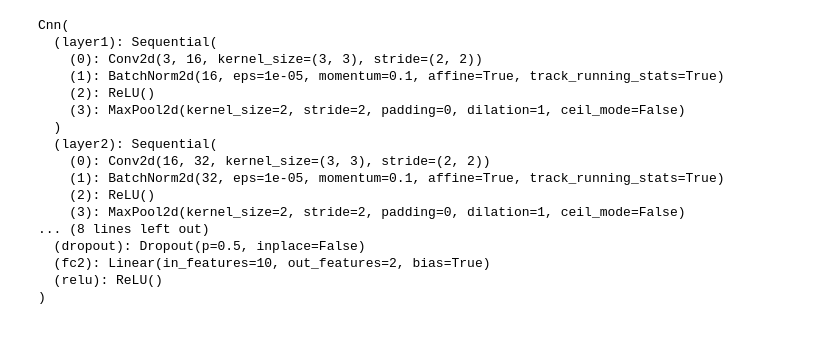
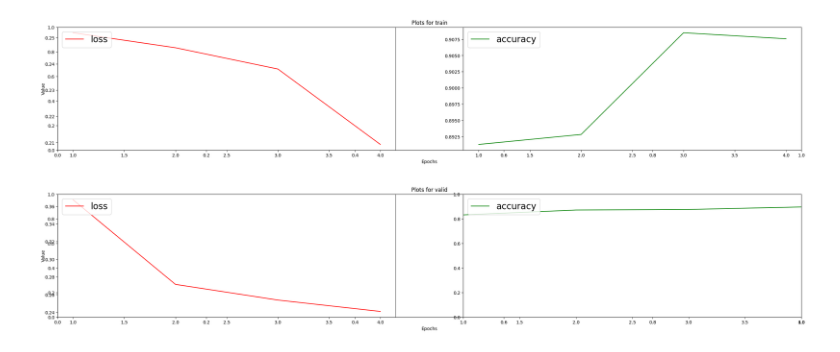
Before and after one commit to StepanSemykin/Lab_5, a Jupyter notebook: learning.ipynb, the cells around one changed output. Cells and saved outputs as stored; diff of their text form; code cells hidden in the pictures.

```diff
--- a/learning.ipynb
+++ b/learning.ipynb
@@ -68,21 +61,21 @@ train_transforms = transforms.Compose([
     transforms.Resize((224, 224)),
     transforms.RandomResizedCrop(224),
     transforms.RandomHorizontalFlip(),
-    transforms.Grayscale(),
+    # transforms.Grayscale(),
     transforms.ToTensor(), ])
 
 val_transforms = transforms.Compose([
     transforms.Resize((224, 224)),
     transforms.RandomResizedCrop(224),
     transforms.RandomHorizontalFlip(),
-    transforms.Grayscale(),
+    # transforms.Grayscale(),
     transforms.ToTensor(), ])
 
 test_transforms = transforms.Compose([
     transforms.Resize((224, 224)),
     transforms.RandomResizedCrop(224),
     transforms.RandomHorizontalFlip(),
-    transforms.Grayscale(),
+    # transforms.Grayscale(),
     transforms.ToTensor()])
 
 class Init_selection(Dataset):
@@ -100,13 +93,16 @@ class Init_selection(Dataset):
         img = Image.open(img_path)
         img_transformed = self.transform(img)
 
-        label = img_path.split('/')[-1].split('.')[0]
+        label = img_path.split('\\')[-1].split('.')[0]
+        num = int(img_path.split('.')[1])
+
 
         if label == 'rose':
             label = 0
         elif label == 'tulip':
             label = 1
-        return img_transformed, label
+
+        return img_transformed, label, num
 
 train_data = Init_selection(train_list, transform = train_transforms)
 test_data = Init_selection(test_list, transform = test_transforms)
@@ -114,4 +252,11 @@ val_data = Init_selection(val_list, transform = test_transforms)
 # %%
+lr = 0.001
+epochs = 4
+batch_size = 100
+
 train_loader = DataLoader(dataset = train_data, batch_size = batch_size, shuffle = True)
 test_loader = DataLoader(dataset = test_data, batch_size = batch_size, shuffle = True)
 val_loader = DataLoader(dataset = val_data, batch_size = batch_size, shuffle = True)
+
+train_loop(train_loader, val_loader, epochs, lr)
+# %% [output]
@@ -118,57 +271,2 @@ val_loader = DataLoader(dataset = val_data, batch_size = batch_size, shuffle = T
+[figure, added]
+[figure, added]
-# %%
-class Cnn(nn.Module):
-    def __init__(self):
-        super(Cnn, self).__init__()
-
-        self.layer1 = nn.Sequential(
-            nn.Conv2d(3, 16, kernel_size = 3, padding = 0, stride = 2),
-            nn.BatchNorm2d(16),
-            nn.ReLU(),
-            nn.MaxPool2d(2))
-
-        self.layer2 = nn.Sequential(
-            nn.Conv2d(16, 32, kernel_size = 3, padding = 0, stride = 2),
-            nn.BatchNorm2d(32),
-            nn.ReLU(),
-            nn.MaxPool2d(2))
-
-        self.layer3 = nn.Sequential(
-            nn.Conv2d(32, 64, kernel_size = 3, padding = 0, stride = 2),
-            nn.BatchNorm2d(64),
-            nn.ReLU(),
-            nn.MaxPool2d(2))
-
-        self.fc1 = nn.Linear(3*3*64, 10)
-        self.dropout = nn.Dropout(0.5)
-        self.fc2 = nn.Linear(10, 2)
-        self.relu = nn.ReLU()
-
-    def forward(self, x):
-        out = self.layer1(x)
-        out = self.layer2(out)
-        out = self.layer3(out)
-        out = out.view(out.size(0), -1)
-        out = self.relu(self.fc1(out))
-        out = self.fc2(out)
-        return out
-
-model = Cnn().to(device)
-print(model.train())
-# %% [output]
-Cnn(
-  (layer1): Sequential(
-    (0): Conv2d(3, 16, kernel_size=(3, 3), stride=(2, 2))
-    (1): BatchNorm2d(16, eps=1e-05, momentum=0.1, affine=True, track_running_stats=True)
-    (2): ReLU()
-    (3): MaxPool2d(kernel_size=2, stride=2, padding=0, dilation=1, ceil_mode=False)
-  )
-  (layer2): Sequential(
-    (0): Conv2d(16, 32, kernel_size=(3, 3), stride=(2, 2))
-    (1): BatchNorm2d(32, eps=1e-05, momentum=0.1, affine=True, track_running_stats=True)
-    (2): ReLU()
-    (3): MaxPool2d(kernel_size=2, stride=2, padding=0, dilation=1, ceil_mode=False)
-... (8 lines left out)
-  (dropout): Dropout(p=0.5, inplace=False)
-  (fc2): Linear(in_features=10, out_features=2, bias=True)
-  (relu): ReLU()
-)
```
Also changed, not shown: parts of 18 cells of this notebook, 1 other file.
